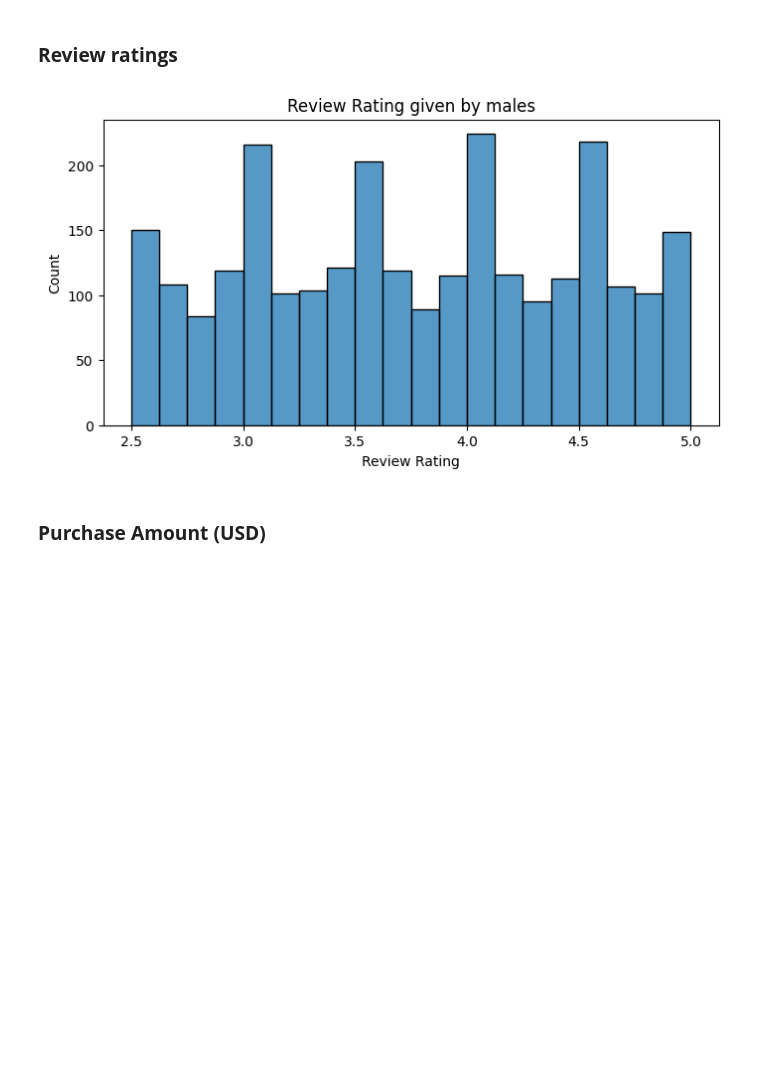
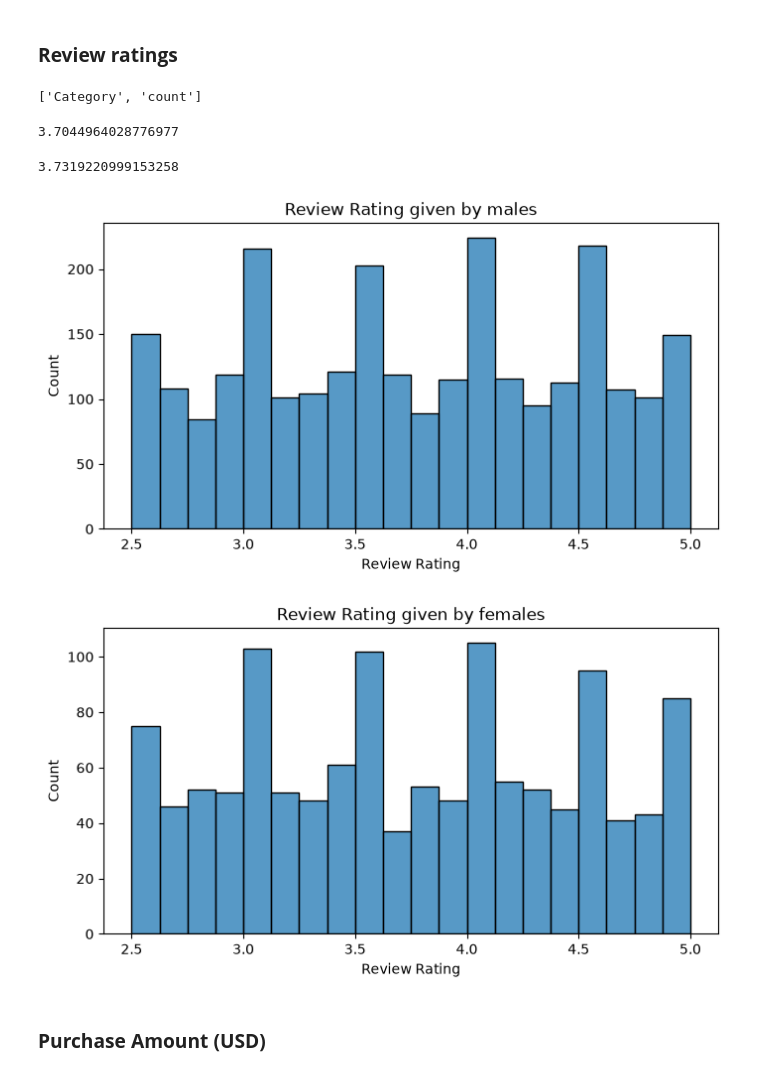
Before and after one commit to antrandevv/PandasFromZeroToHero, a Jupyter notebook: Practices_w3/w5_2.ipynb, the cells around one changed output. Saved outputs shown, nothing was run; the diff lists cells and outputs as text; code cells hidden in the pictures; blank space fills up the shorter version.

```diff
--- a/Practices_w3/w5_2.ipynb
+++ b/Practices_w3/w5_2.ipynb
@@ -245,2 +304,6 @@ sns.barplot(
 # %% [markdown]
 ### **Review ratings**
+# %%
+print(female_df.columns.tolist())
+# %% [output]
+['Category', 'count']
@@ -247,25 +312,37 @@ sns.barplot(
 # %%
 # TODO: filter female Clothing rows, then mean of Review Rating
-# cr_f = ?
-# avg_cr_f = ?
+female_df = df[df['Gender'] == 'Female']
+cr_f = female_df[female_df['Category'] == 'Clothing']['Review Rating']
+avg_cr_f = cr_f.mean()
+print(avg_cr_f)
+# %% [output]
+3.7044964028776977
 # %%
 # TODO: filter male Clothing rows, then mean of Review Rating
-# cr_m = ?
-# avg_cr_m = ?
+male_df = df[df['Gender'] == 'Male']
+cr_m = male_df[male_df['Category'] == 'Clothing']['Review Rating']
+avg_cr_m = cr_m.mean()
+print(avg_cr_m)
+# %% [output]
+3.7319220999153258
 # %%
 # avg_cr_m,avg_cr_f
 # %%
 # TODO: plot Review Rating histograms for males and females with sns.histplot()
 # males
 plt.figure(figsize=(8, 4))
 sns.histplot(data=male_df, x='Review Rating', bins=20)
 plt.title("Review Rating given by males")
 plt.show()
 
 # females
-# ?
+plt.figure(figsize=(8, 4))
+sns.histplot(data=female_df, x='Review Rating', bins=20)
+plt.title("Review Rating given by females")
+plt.show()
 # %% [output]
-[figure, old version]
+[figure, new version]
+[figure, added]
 # %%
 # TODO: count Review Rating with value_counts() for male Clothing (cr_m)
 # %% [markdown]
```
Also changed, not shown: parts of 17 cells of this notebook, 1 other file.
